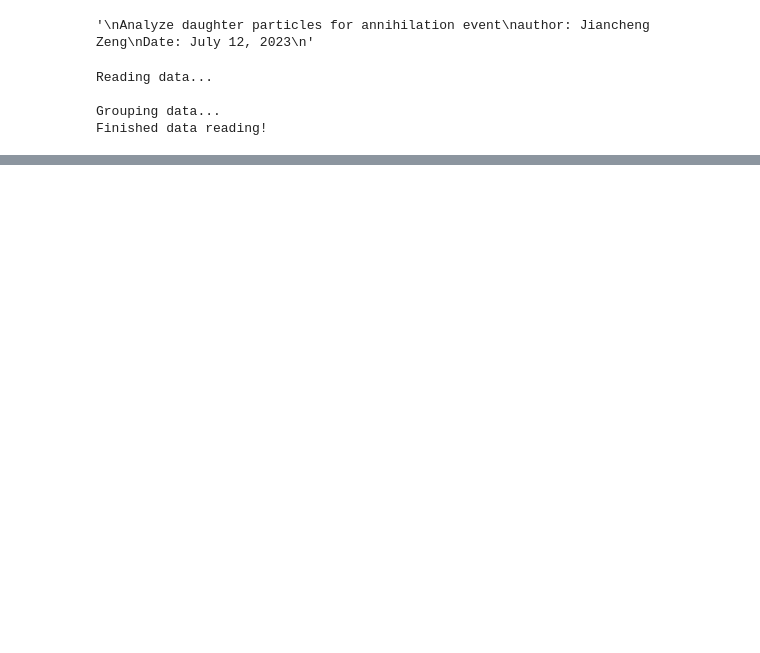
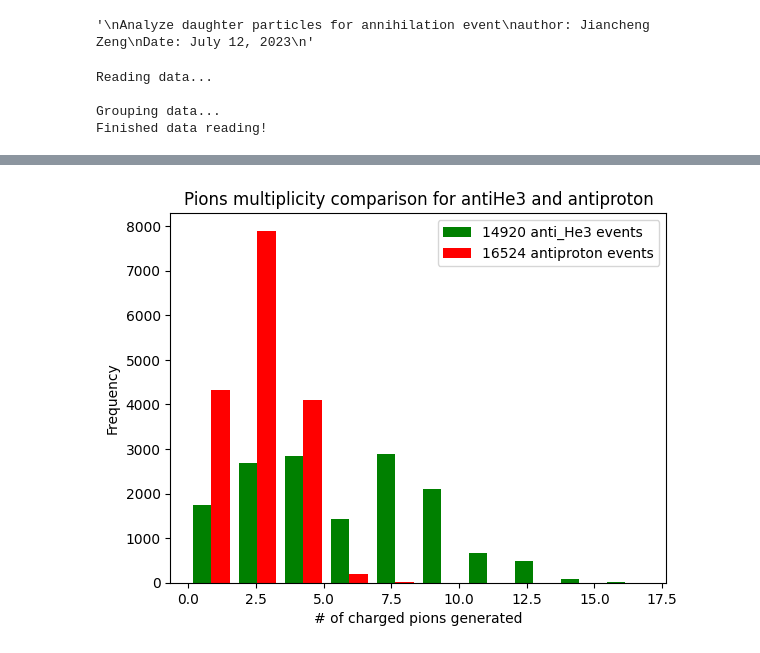
Before and after one commit to Eclipsedclaw/GRAMS, a Jupyter notebook: analysis/2023_Paper/2024_Daughter_analysis.ipynb, the cells around one changed output, grey strips where cells are left out. Drawn from its saved outputs; the diff is of its cells as text; code cells hidden in the pictures; blank space fills up the shorter version.

```diff
--- a/analysis/2023_Paper/2024_Daughter_analysis.ipynb
+++ b/analysis/2023_Paper/2024_Daughter_analysis.ipynb
@@ -77,0 +167,22 @@ print(test)
+# %%
+He3bar_charged_pion = np.array(N_mu_minus) + np.array(N_mu_plus)
+protonbar_charged_pion = np.array(proton_N_mu_plus) + np.array(proton_N_mu_minus)
+
+Charged_pion_comparison = [He3bar_charged_pion, protonbar_charged_pion]
+Charged_pion_label = [f'{len(He3bar_charged_pion)} anti_He3 events', f'{len(protonbar_charged_pion)} antiproton events']
+Charged_pion_color = ['green', 'red']
+
+plt.figure(1)
+plt.hist(Charged_pion_comparison, label = Charged_pion_label, color=Charged_pion_color)
+
+# Add labels and title
+plt.xlabel('# of charged pions generated')
+#plt.xticks(x_values, x_name, rotation=45, ha='right')
+plt.ylabel('Frequency')
+plt.legend()
+plt.title('Pions multiplicity comparison for antiHe3 and antiproton')
+
+# Show the plot
+plt.show()
+# %% [output]
+[figure, added]
```
Also changed, not shown: parts of 6 cells of this notebook, 1 other file.
